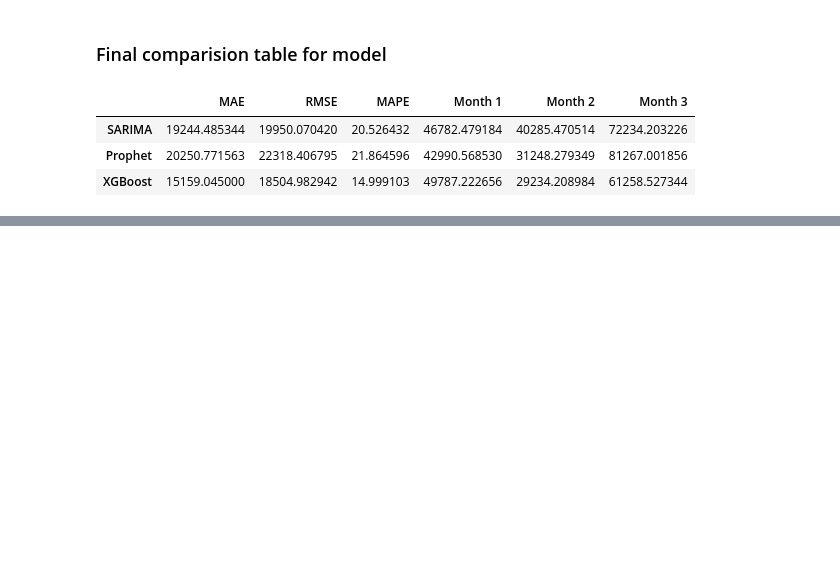
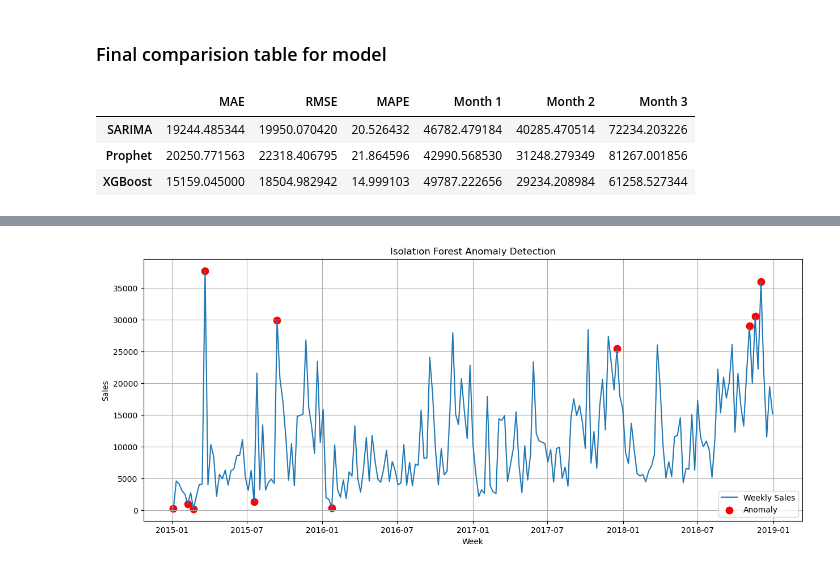
Before and after one commit to bishalanand/Sales-analysis, a Jupyter notebook: Analysis.ipynb, the cells around one changed output, grey strips where cells are left out. Drawn from its saved outputs; the diff is of its cells as text; code cells hidden in the pictures; blank space fills up the shorter version.

```diff
--- a/Analysis.ipynb
+++ b/Analysis.ipynb
@@ -946,0 +1146,12 @@ comparison_table
+# %%
+#Creation Weekly Sales Data:-
+weekly_sales = (
+    df.groupby(pd.Grouper(key="Order Date", freq="W"))["Sales"]
+      .sum()
+      .reset_index()
+)
+
+weekly_sales.columns = ["Week", "Sales"]
+
+display(weekly_sales.head())
+print("Total Weeks :", len(weekly_sales))
@@ -946,0 +1208,35 @@ comparison_table
+# %%
+#Isolation Plot
+plt.figure(figsize=(15,6))
+
+plt.plot(
+    weekly_sales["Week"],
+    weekly_sales["Sales"],
+    label="Weekly Sales"
+)
+
+anomaly = weekly_sales[
+    weekly_sales["IF_Anomaly"]==1
+]
+
+plt.scatter(
+    anomaly["Week"],
+    anomaly["Sales"],
+    color="red",
+    s=80,
+    label="Anomaly"
+)
+
+plt.title("Isolation Forest Anomaly Detection")
+
+plt.xlabel("Week")
+
+plt.ylabel("Sales")
+
+plt.legend()
+
+plt.grid(True)
+
+plt.show()
+# %% [output]
+[figure, added]
```
Also changed, not shown: parts of 18 cells of this notebook.
